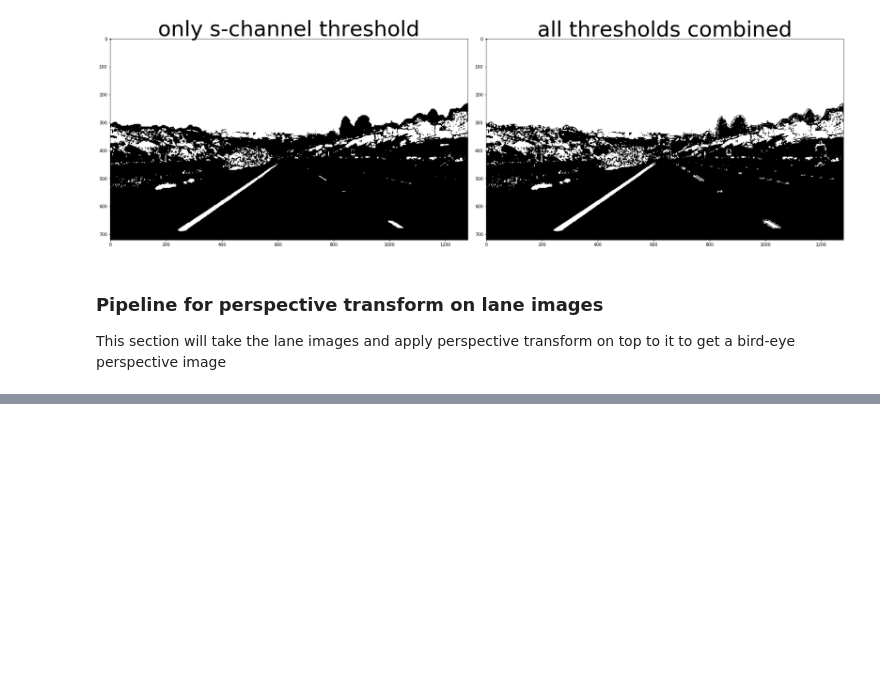
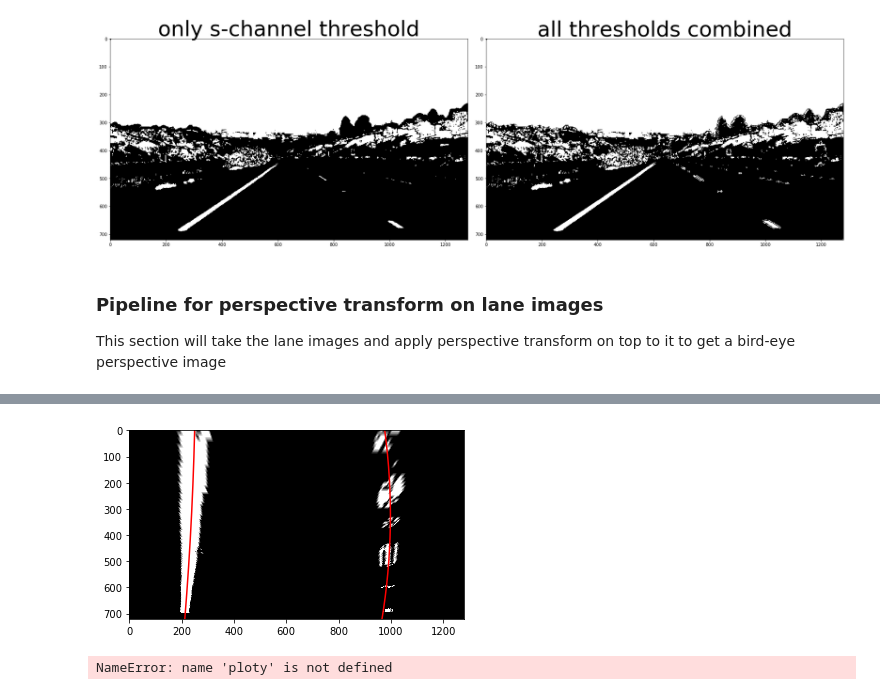
Before and after one commit to ajeet-repos/CarND-Advanced-Lane-Lines, a Jupyter notebook: p4_lane_image_processing.ipynb, the cells around one changed output, grey strips where cells are left out. Drawn from its saved outputs; the diff is of its cells as text; code cells hidden in the pictures; blank space fills up the shorter version.

```diff
--- a/p4_lane_image_processing.ipynb
+++ b/p4_lane_image_processing.ipynb
@@ -161,0 +302,17 @@ This section will take the lane images and apply perspective transform on top to
+# %%
+performSlidingWindowSearch(warped)
+# %% [output]
+[figure, added]
+# %%
+# Get radius of curvature
+ym_per_pix = 30/720 # meters per pixel in y dimension
+xm_per_pix = 3.7/700 # meters per pixel in x dimension
+
+left_fit_cr = np.polyfit(ploty*ym_per_pix, leftx*xm_per_pix, 2)
+
+y_eval = np.max(ploty)
+left_curverad = ((1 + (2*left_fit[0]*y_eval + left_fit[1])**2)**1.5) / np.absolute(2*left_fit[0])
+right_curverad = ((1 + (2*right_fit[0]*y_eval + right_fit[1])**2)**1.5) / np.absolute(2*right_fit[0])
+print(left_curverad, right_curverad)
+# %% [output]
+NameError: name 'ploty' is not defined
```
Also changed, not shown: parts of 10 cells of this notebook, 1 other file.
